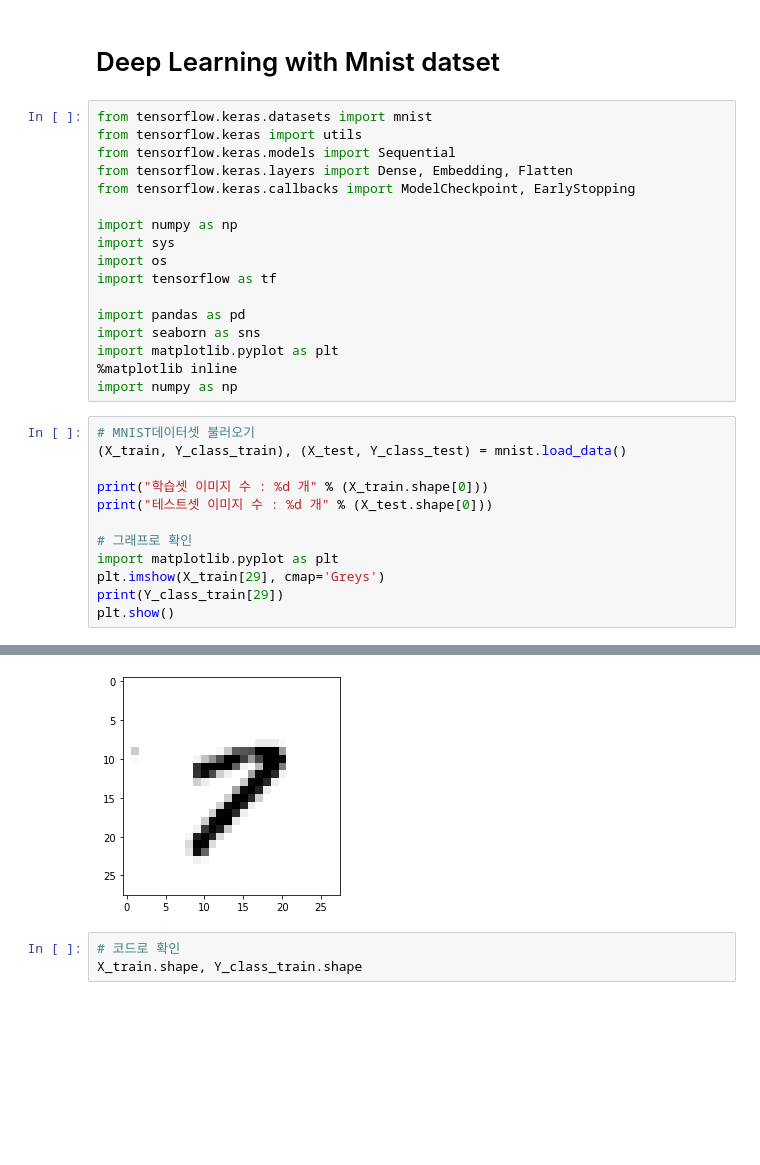
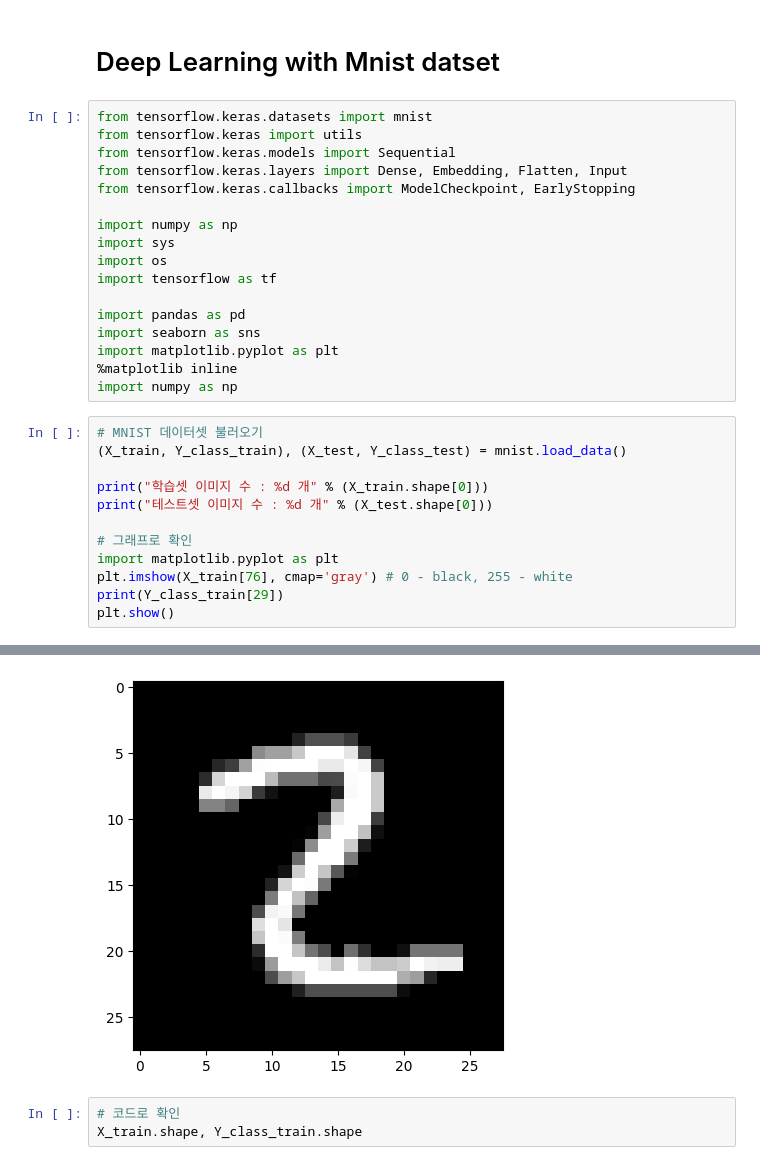
Before and after one commit to rtajeong/M4_2025, a Jupyter notebook: lab_08_keras_examples_mnist_reuters_imdb_rev1.ipynb, the cells around one changed output, grey strips where cells are left out. Saved outputs shown, nothing was run; the diff lists cells and outputs as text; blank space fills up the shorter version.

```diff
--- a/lab_08_keras_examples_mnist_reuters_imdb_rev1.ipynb
+++ b/lab_08_keras_examples_mnist_reuters_imdb_rev1.ipynb
@@ -9,7 +9,7 @@
 from tensorflow.keras.datasets import mnist
 from tensorflow.keras import utils
 from tensorflow.keras.models import Sequential
-from tensorflow.keras.layers import Dense, Embedding, Flatten
+from tensorflow.keras.layers import Dense, Embedding, Flatten, Input
 from tensorflow.keras.callbacks import ModelCheckpoint, EarlyStopping
 
 import numpy as np
@@ -23,7 +23,7 @@ import matplotlib.pyplot as plt
 %matplotlib inline
 import numpy as np
 # %%
-# MNIST데이터셋 불러오기
+# MNIST 데이터셋 불러오기
 (X_train, Y_class_train), (X_test, Y_class_test) = mnist.load_data()
 
 print("학습셋 이미지 수 : %d 개" % (X_train.shape[0]))
@@ -31,7 +31,7 @@ print("테스트셋 이미지 수 : %d 개" % (X_test.shape[0]))
 
 # 그래프로 확인
 import matplotlib.pyplot as plt
-plt.imshow(X_train[29], cmap='Greys')
+plt.imshow(X_train[76], cmap='gray') # 0 - black, 255 - white
 print(Y_class_train[29])
 plt.show()
 # %% [output]
@@ -40,7 +38,7 @@ Downloading data from https://storage.googleapis.com/tensorflow/tf-keras-dataset
 학습셋 이미지 수 : 60000 개
 테스트셋 이미지 수 : 10000 개
 7
-[figure, old version]
+[figure, new version]
 # %%
 # 코드로 확인
 X_train.shape, Y_class_train.shape
```
Also changed, not shown: parts of 17 cells of this notebook.
